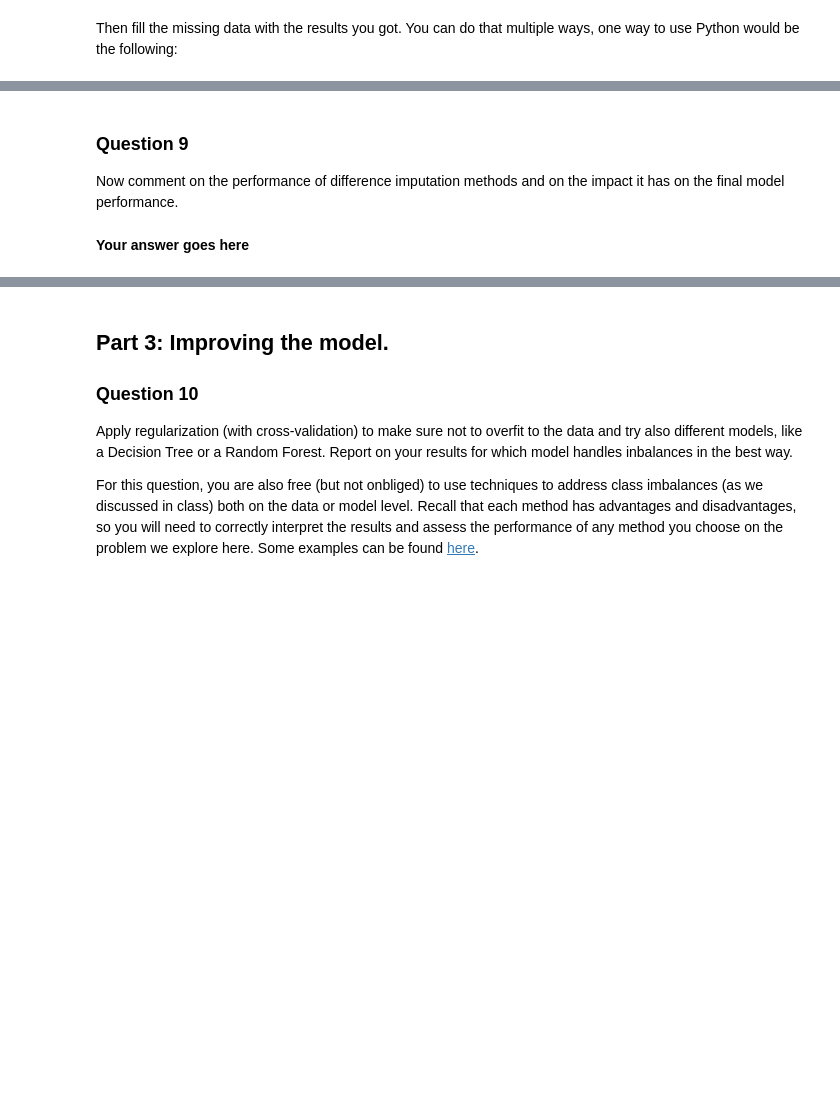
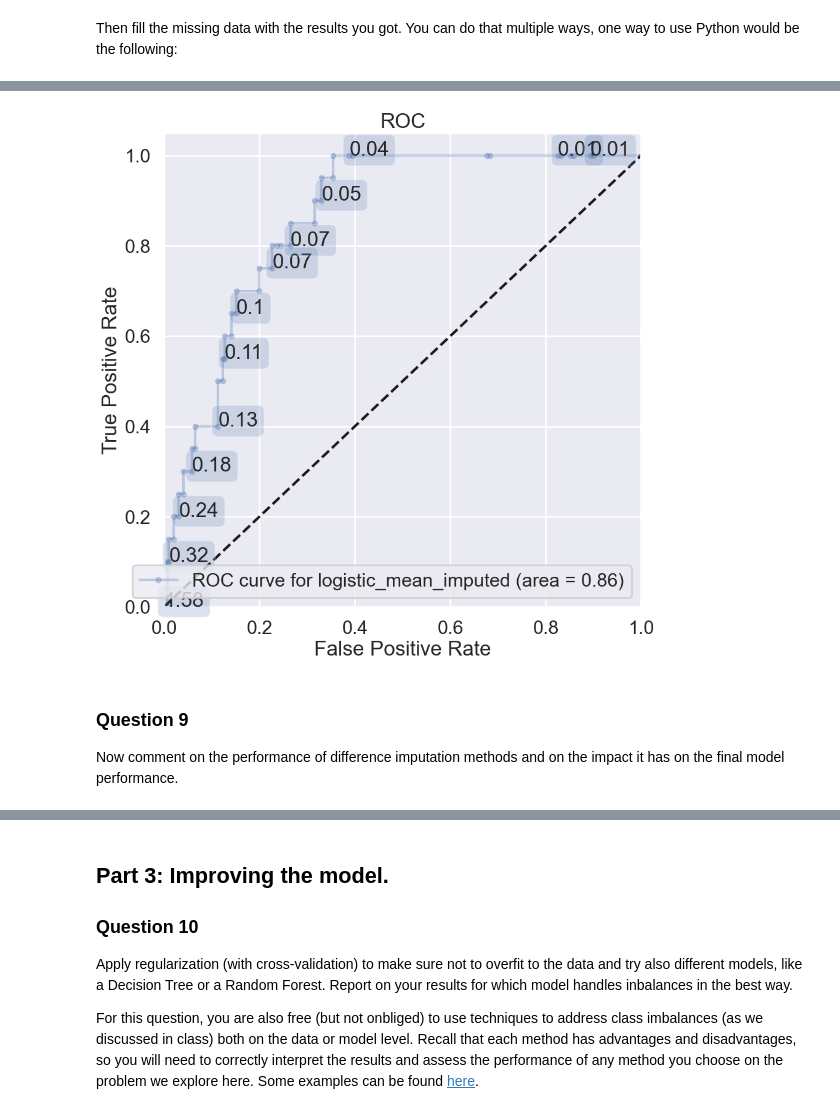
Before and after one commit to martinwss1337/Cliniques, a Jupyter notebook: clinic3/clinic3_full.ipynb, the cells around one changed output, grey strips where cells are left out. Cells and saved outputs as stored; diff of their text form; code cells hidden in the pictures; blank space fills up the shorter version.

```diff
--- a/clinic3/clinic3_full.ipynb
+++ b/clinic3/clinic3_full.ipynb
@@ -583,7 +636,7 @@ Then fill the missing data with the results you got. You can do that multiple wa
 # %%
 #you might need to change some of the variables below, but in principle it should work
 missing_index = gssdata.income[gssdata.income.isnull()].index
-missing_series = pd.Series(data = income, index = missing_index)
+missing_series = pd.Series(data = missing_pred, index = missing_index)
 #back to the data set with missingness and impute the predictions
 gssdata_imp = gssdata.copy()
 gssdata_imp['income'] = gssdata_imp['income'].fillna(missing_series)
@@ -601,17 +737,16 @@ gssdata_imp['income'].describe()
 # %%
-#MAKE CONFUSION TABLES FOR DIFFERENT THRESHOLDS AND DRAW THE AUROC CURVE
+
 #####################
 # your code here: create an ROC curve
 #####################
 
-sns.set_context("poster")
-fig, ax = plt.subplots(figsize = (10,10))
-#here add code
+plt.figure(figsize=(10, 10))
+ax = make_roc("logistic_mean_imputed", logit3, y_test, X_test, labe=4, skip=0)
 plt.show()
+# %% [output]
+[figure, added]
 # %% [markdown]
 ### Question 9 <a name="q9"></a>
 
 
 Now comment on the performance of difference imputation methods and on the impact it has on the final model performance.
-# %% [markdown]
-**Your answer goes here**
```
Also changed, not shown: parts of 31 cells of this notebook, 13 other files.
